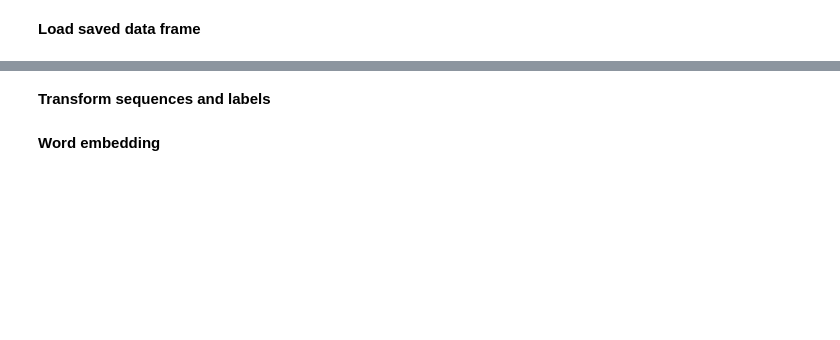
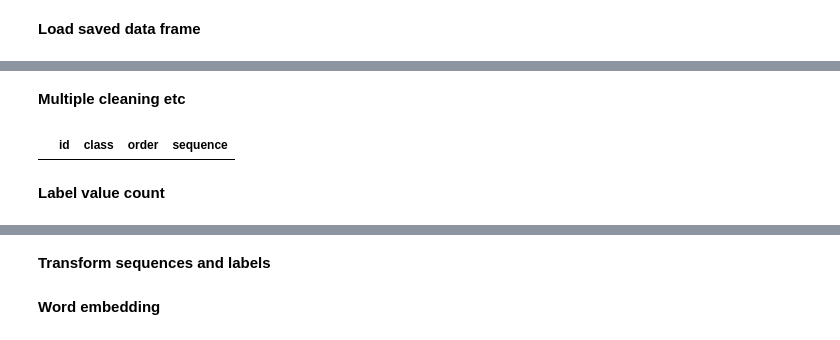
Before and after one commit to Tiago-Minuzzi/phd-proj, a Jupyter notebook: pynb/word_embedding_ml_tes_ident.ipynb, the cells around one changed output, grey strips where cells are left out. Cells and saved outputs as stored; diff of their text form; code cells hidden in the pictures; blank space fills up the shorter version.

```diff
--- a/pynb/word_embedding_ml_tes_ident.ipynb
+++ b/pynb/word_embedding_ml_tes_ident.ipynb
@@ -129,4 +177,0 @@ seq_df = pd.read_csv('/content/drive/My Drive/tds_nadd_02.01.csv')
-# %%
-seq_df = pd.read_csv('/content/drive/My Drive/tds_feats_nadd_02.01.csv')
-# %%
-seq_df = pd.read_csv('/content/drive/My Drive/db_te_classified_beta.csv')
@@ -155,0 +184,2 @@ seq_df.shape
+# %% [markdown]
+**Multiple cleaning etc**
@@ -158,6 +191,13 @@ seq_df = seq_df.loc[~seq_df['id'].str.contains('ENSDART')]
 seq_df
 # %%
 seq_df.loc[seq_df['class']=='DNA']['family'].value_counts()
+# %%
+# Sequences not containing X
+seq_df.loc[seq_df['sequence'].str.contains('x')]
+# %% [output]
+|  | id | class | order | sequence |
+# %% [markdown]
+**Label value count**
 # %%
 seq_df['class'].value_counts()
 # %% [output]
```
Also changed, not shown: parts of 47 cells of this notebook.
